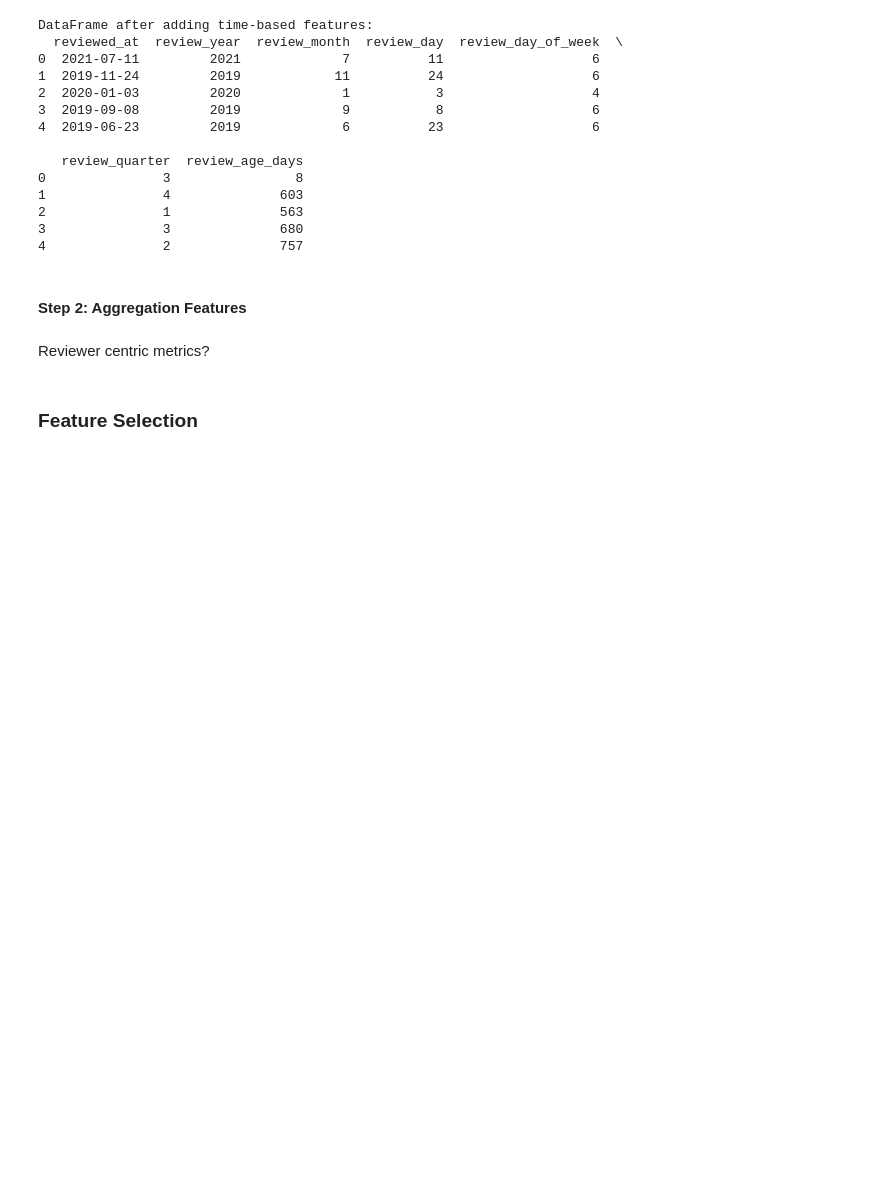
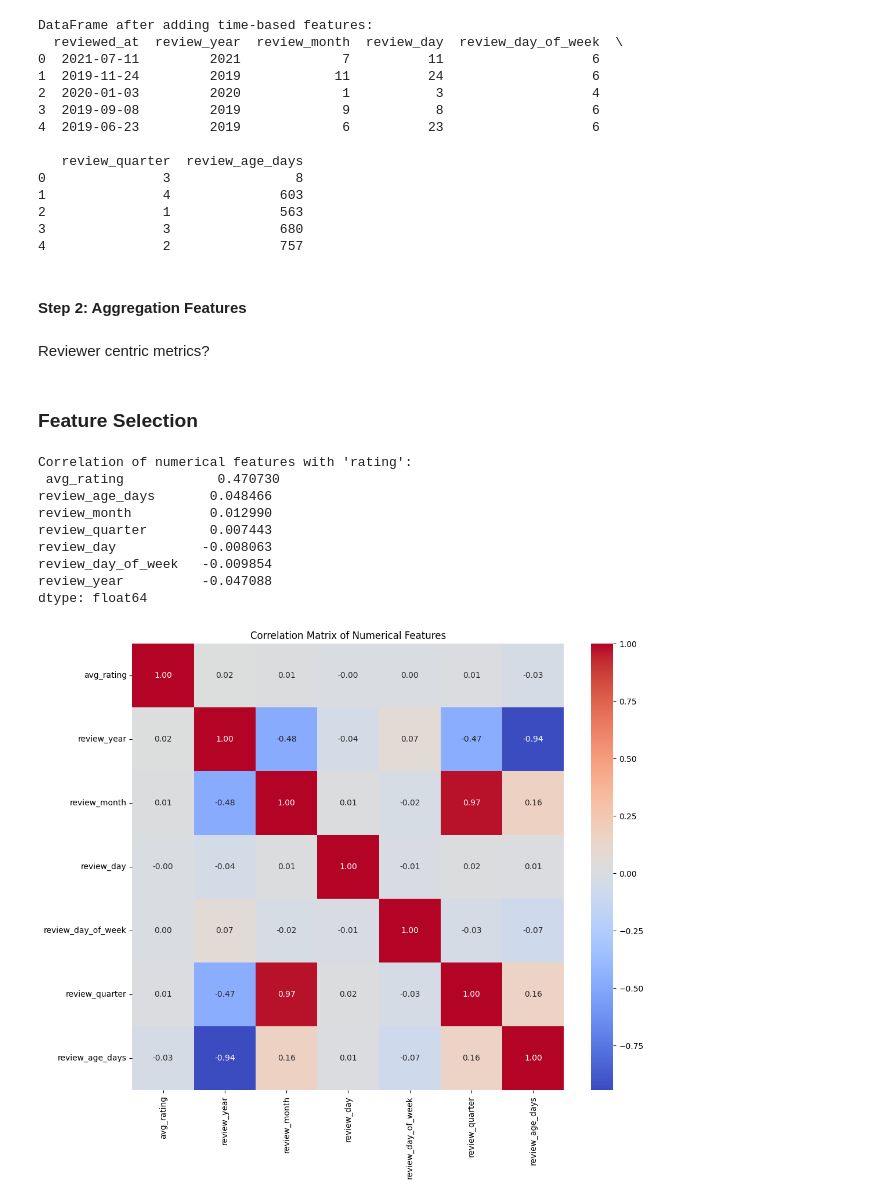
Before and after one commit to KBE25/hotel_sentiment, a Jupyter notebook: notebook.ipynb, the cells around one changed output. Drawn from its saved outputs; the diff is of its cells as text; code cells hidden in the pictures; blank space fills up the shorter version.

Commit message:
Data Processing: Adding feature selection analysis

```diff
--- a/notebook.ipynb
+++ b/notebook.ipynb
@@ -545,3 +546,36 @@ Reviewer centric metrics?
 #          'reviewed_by', 'reviewer_total_reviews', 'reviewer_avg_rating']].head())
 # %% [markdown]
 ### Feature Selection
+# %%
+# Define target variable
+y = df_cleaned['rating']
+
+X = df_cleaned.drop(columns=[
+    'rating', 'reviewed_at', 'review_title', 'raw_review_text', 'tags',
+    'nationality', 'reviewed_by', 'hotel_name', 'sentiment_label'
+
+])
+# %%
+# Select only numerical columns for correlation calculation
+numerical_cols = X.select_dtypes(include=np.number).columns
+
+# Calculate correlation with the target variable
+correlations = X[numerical_cols].corrwith(y).sort_values(ascending=False)
+print("\nCorrelation of numerical features with 'rating':\n", correlations)
+
+# Visualize correlation matrix among numerical features if you have many
+plt.figure(figsize=(12, 10))
+sns.heatmap(X[numerical_cols].corr(), annot=True, cmap='coolwarm', fmt=".2f")
+plt.title('Correlation Matrix of Numerical Features')
+plt.show()
+# %% [output]
+Correlation of numerical features with 'rating':
+ avg_rating            0.470730
+review_age_days       0.048466
+review_month          0.012990
+review_quarter        0.007443
+review_day           -0.008063
+review_day_of_week   -0.009854
+review_year          -0.047088
+dtype: float64
+[figure, added]
```
Also changed, not shown: parts of 7 cells of this notebook.
